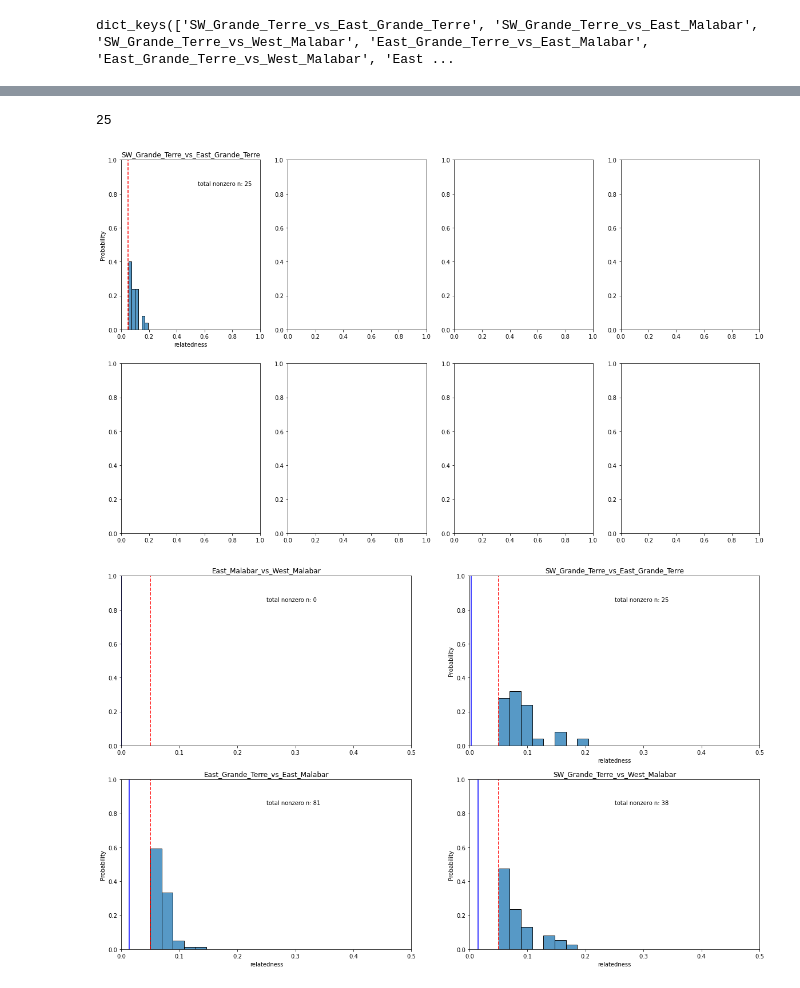
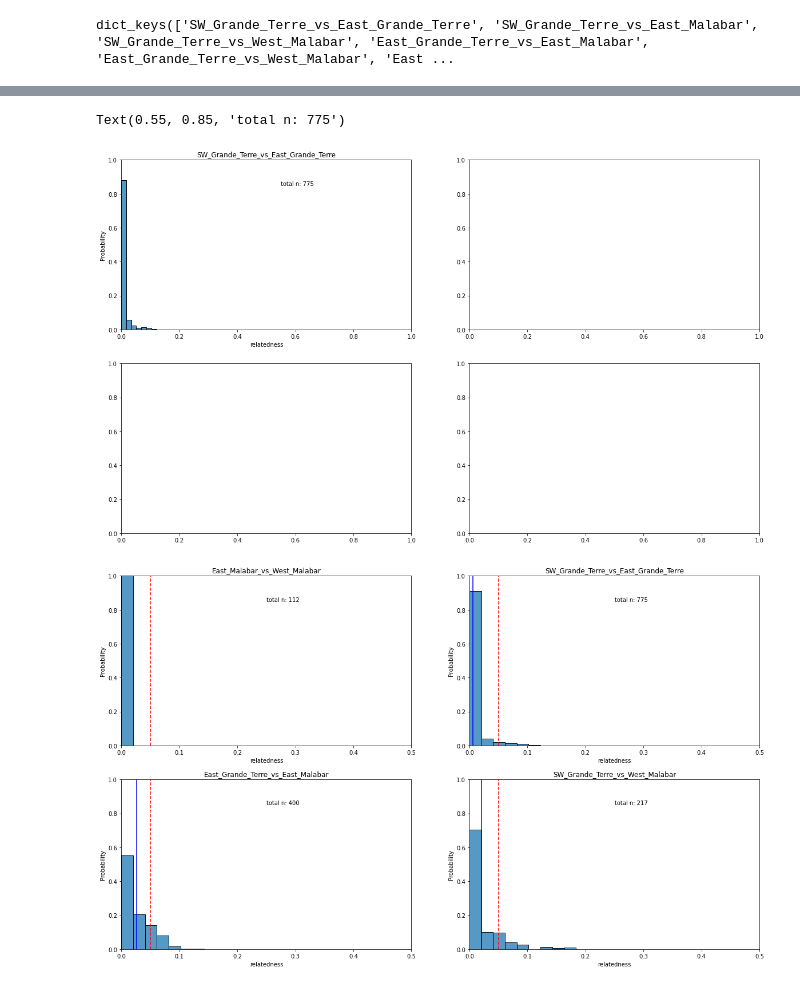
Before and after one commit to uzelkerem/AGT_Population, a Jupyter notebook: Untitled.ipynb, the cells around one changed output, grey strips where cells are left out. Saved outputs shown, nothing was run; the diff lists cells and outputs as text; code cells hidden in the pictures.

```diff
--- a/Untitled.ipynb
+++ b/Untitled.ipynb
@@ -73,11 +73,11 @@ clusters_to_check=('SW_Grande_Terre','East_Grande_Terre','East_Malabar','West_Ma
 #generate dictionaries that contains clusters to check and IDs in it
 #df is the dataframe version and np is numpy array, will continue with np
 
-struct_df=dict() #initiate an empty dictionary
+#struct_df=dict() #initiate an empty dictionary
 struct_np=dict() #initiate an empty dictionary
 
 for i in range(0,len(clusters_to_check)):
-    struct_df[clusters_to_check[i]] = pd.DataFrame(population_key_new2.loc[population_key_new['CLUSTER'] == clusters_to_check[i], 'FID'])
+    #struct_df[clusters_to_check[i]] = pd.DataFrame(population_key_new2.loc[population_key_new['CLUSTER'] == clusters_to_check[i], 'FID'])
     struct_np[clusters_to_check[i]] = np.array((population_key_new2.loc[population_key_new['CLUSTER'] == clusters_to_check[i], 'FID']))
 
 
@@ -301,22 +329,22 @@ print(temp_data_pd)
 temp_data=np.asarray(values_np['SW_Grande_Terre_vs_East_Grande_Terre'])
 temp_data_pd=pd.DataFrame(temp_data,columns=['relatedness'],dtype='float16')
 
-temp_data_pd['relatedness']=temp_data_pd['relatedness'].replace(0,np.nan)
+#temp_data_pd['relatedness']=temp_data_pd['relatedness'].replace(0,np.nan)
 
-fig, axs = plt.subplots(2, 4,figsize=(20, 12))
+fig, axs = plt.subplots(2, 2,figsize=(20, 12))
 ax1 = axs[0,0]
 sns.histplot(ax=ax1,data=temp_data_pd, x='relatedness',stat='probability').set(title='SW_Grande_Terre_vs_East_Grande_Terre')
 ax1.set_xlim([0.00, 1])
 ax1.set_ylim([0, 1])
-ax1.axvline(x = 0.05, color = 'r', label = 'threshold',linestyle='--')
-ax1.text(0.55,0.85,'total nonzero n: '+str(temp_data_pd['relatedness'].count()))
+#ax1.axvline(x = 0.05, color = 'r', label = 'threshold',linestyle='--')
+ax1.text(0.55,0.85,'total n: '+str(temp_data_pd['relatedness'].count()))
 # %% [output]
-25
+Text(0.55, 0.85, 'total n: 775')
-[figure, old version]
+[figure, new version]
 # %%
 # single module for histograms.
 fig, axs = plt.subplots(2, 2,figsize=(20, 12))
-bin_edges=np.linspace(0.05,1,50)
+bin_edges=np.linspace(0.00,1,50)
 # below is for within islands
 #dict_keys(['', 'SW_Grande_Terre_vs_East_Malabar', '','East_Grande_Terre_vs_West_Malabar',
 
@@ -324,14 +352,14 @@ bin_edges=np.linspace(0.05,1,50)
 temp_data=np.asarray(values_np['East_Malabar_vs_West_Malabar'])
 temp_data_pd=pd.DataFrame(temp_data,columns=['relatedness'],dtype='float16')
 temp_mean=temp_data_pd['relatedness'].mean()
-temp_data_pd['relatedness']=temp_data_pd['relatedness'].replace(0,np.nan)
+#temp_data_pd['relatedness']=temp_data_pd['relatedness'].replace(0,np.nan)
 ax1 = axs[0,0]
 sns.histplot(ax=ax1,data=temp_data_pd, x='relatedness',bins=bin_edges,stat='probability').set(title='East_Malabar_vs_West_Malabar')
 ax1.set_xlim([0.00, 0.5])
 ax1.set_ylim([0, 1])
 ax1.axvline(x = 0.05, color = 'r', label = 'threshold',linestyle='--')
 ax1.axvline(x = temp_mean, color = 'b', label = 'threshold',linestyle='-')
-ax1.text(0.25,0.85,'total nonzero n: '+str(temp_data_pd['relatedness'].count()))
+ax1.text(0.25,0.85,'total n: '+str(temp_data_pd['relatedness'].count()))
 del temp_data_pd
 del temp_data
 del temp_mean
@@ -342,14 +370,14 @@ del temp_mean
 temp_data=np.asarray(values_np['SW_Grande_Terre_vs_East_Grande_Terre'])
 temp_data_pd=pd.DataFrame(temp_data,columns=['relatedness'],dtype='float16')
 temp_mean=temp_data_pd['relatedness'].mean()
-temp_data_pd['relatedness']=temp_data_pd['relatedness'].replace(0,np.nan)
+#temp_data_pd['relatedness']=temp_data_pd['relatedness'].replace(0,np.nan)
 ax2 = axs[0,1]
 sns.histplot(ax=ax2,data=temp_data_pd, x='relatedness',bins=bin_edges,stat='probability').set(title='SW_Grande_Terre_vs_East_Grande_Terre')
 ax2.set_xlim([0.00, 0.5])
 ax2.set_ylim([0, 1])
 ax2.axvline(x = 0.05, color = 'r', label = 'threshold',linestyle='--')
 ax2.axvline(x = temp_mean, color = 'b', label = 'threshold',linestyle='-')
-ax2.text(0.25,0.85,'total nonzero n: '+str(temp_data_pd['relatedness'].count()))
+ax2.text(0.25,0.85,'total n: '+str(temp_data_pd['relatedness'].count()))
 del temp_data_pd
 del temp_data
 del temp_mean
@@ -363,40 +391,40 @@ del temp_mean
 temp_data=np.asarray(values_np['East_Grande_Terre_vs_East_Malabar'])
 temp_data_pd=pd.DataFrame(temp_data,columns=['relatedness'],dtype='float16')
 temp_mean=temp_data_pd['relatedness'].mean()
-temp_data_pd['relatedness']=temp_data_pd['relatedness'].replace(0,np.nan)
+#temp_data_pd['relatedness']=temp_data_pd['relatedness'].replace(0,np.nan)
 ax3 = axs[1,0]
 sns.histplot(ax=ax3,data=temp_data_pd, x='relatedness',bins=bin_edges,stat='probability').set(title='East_Grande_Terre_vs_East_Malabar')
 ax3.set_xlim([0.00, 0.5])
 ax3.set_ylim([0, 1])
 ax3.axvline(x = 0.05, color = 'r', label = 'threshold',linestyle='--')
 ax3.axvline(x = temp_mean, color = 'b', label = 'threshold',linestyle='-')
-ax3.text(0.25,0.85,'total nonzero n: '+str(temp_data_pd['relatedness'].count()))
+ax3.text(0.25,0.85,'total n: '+str(temp_data_pd['relatedness'].count()))
 del temp_data_pd
 del temp_data
 del temp_mean
 
 
 #W M vs S+W GT
 temp_data=np.asarray(values_np['SW_Grande_Terre_vs_West_Malabar'])
 temp_data_pd=pd.DataFrame(temp_data,columns=['relatedness'],dtype='float16')
 temp_mean=temp_data_pd['relatedness'].mean()
-temp_data_pd['relatedness']=temp_data_pd['relatedness'].replace(0,np.nan)
+#temp_data_pd['relatedness']=temp_data_pd['relatedness'].replace(0,np.nan)
 ax4 = axs[1,1]
 sns.histplot(ax=ax4,data=temp_data_pd, x='relatedness',bins=bin_edges,stat='probability').set(title='SW_Grande_Terre_vs_West_Malabar')
 ax4.set_xlim([0.00, 0.5])
 ax4.set_ylim([0, 1])
 ax4.axvline(x = 0.05, color = 'r', label = 'threshold',linestyle='--')
 ax4.axvline(x = temp_mean, color = 'b', label = 'threshold',linestyle='-')
-ax4.text(0.25,0.85,'total nonzero n: '+str(temp_data_pd['relatedness'].count()))
+ax4.text(0.25,0.85,'total n: '+str(temp_data_pd['relatedness'].count()))
 del temp_data_pd
 del temp_data
 del temp_mean
 
 
 
-plt.savefig('Relatedness_trial1.png',format='png',dpi=100,transparent = False,facecolor='white')
+#plt.savefig('Relatedness_trial1.png',format='png',dpi=100,transparent = False,facecolor='white')
 # %% [output]
-[figure, old version]
+[figure, new version]
 # %%
 plt.figure()
 plt.subplots_adjust(hspace=0.5)
```
Also changed, not shown: parts of 6 cells of this notebook.
